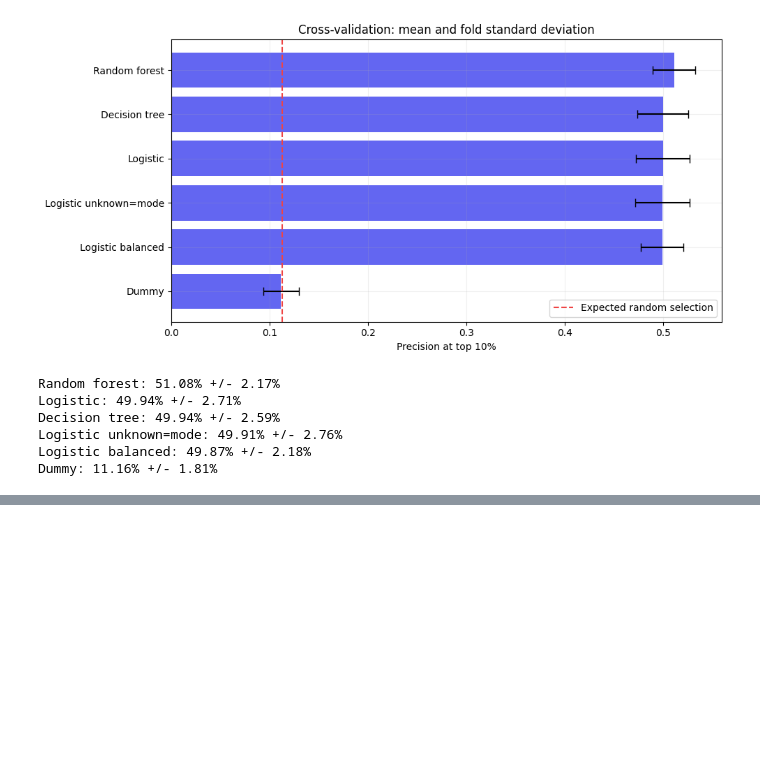
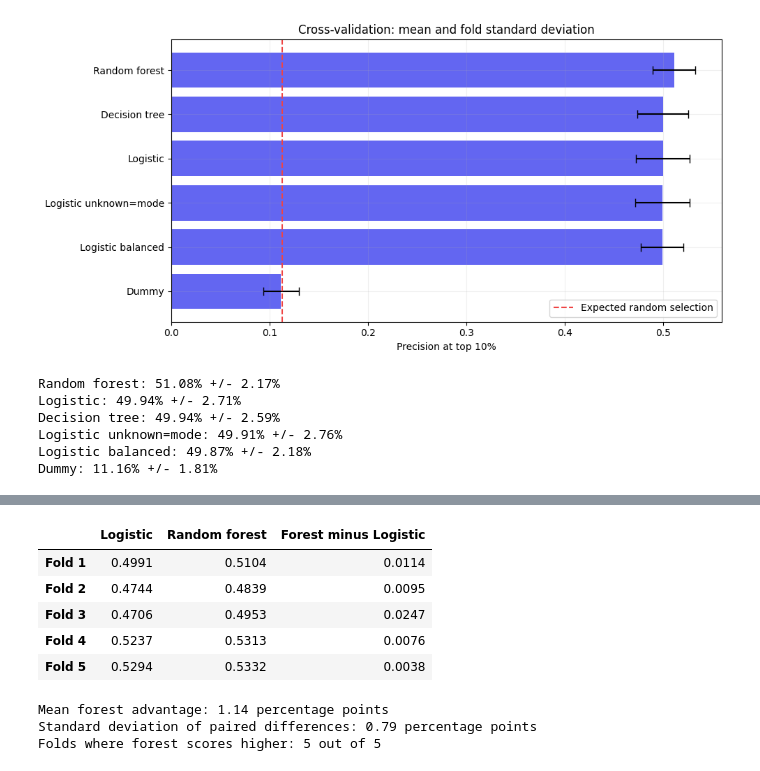
Before and after one commit to nurtore067/gumar_ML_task_3, a Jupyter notebook: gumar_task3.ipynb, the cells around one changed output, grey strips where cells are left out. Drawn from its saved outputs; the diff is of its cells as text; code cells hidden in the pictures; blank space fills up the shorter version.

```diff
--- a/gumar_task3.ipynb
+++ b/gumar_task3.ipynb
@@ -626,0 +730,50 @@ Dummy: 11.16% +/- 1.81%
+# %%
+best_fold_scores = pd.DataFrame({
+    name: [
+        search.cv_results_[
+            f"split{i}_test_precision_at_10"
+        ][search.best_index_]
+        for i in range(len(cv_splits))
+    ]
+    for name, search in searches.items()
+})
+
+best_fold_scores.index = [
+    f"Fold {i + 1}" for i in range(len(cv_splits))
+]
+
+best_fold_scores["Forest minus Logistic"] = (
+    best_fold_scores["Random forest"]
+    - best_fold_scores["Logistic"]
+)
+
+display(best_fold_scores.round(4))
+
+difference = best_fold_scores["Forest minus Logistic"]
+
+print(
+    "Mean forest advantage:",
+    f"{100 * difference.mean():.2f} percentage points"
+)
+
+print(
+    "Standard deviation of paired differences:",
+    f"{100 * difference.std(ddof=1):.2f} percentage points"
+)
+
+print(
+    "Folds where forest scores higher:",
+    int((difference > 0).sum()),
+    "out of",
+    len(difference)
+)
+# %% [output]
+|  | Logistic | Random forest | Forest minus Logistic |
+| Fold 1 | 0.4991 | 0.5104 | 0.0114 |
+| Fold 2 | 0.4744 | 0.4839 | 0.0095 |
+| Fold 3 | 0.4706 | 0.4953 | 0.0247 |
+| Fold 4 | 0.5237 | 0.5313 | 0.0076 |
+| Fold 5 | 0.5294 | 0.5332 | 0.0038 |
+Mean forest advantage: 1.14 percentage points
+Standard deviation of paired differences: 0.79 percentage points
+Folds where forest scores higher: 5 out of 5
```
Also changed, not shown: parts of 9 cells of this notebook.
